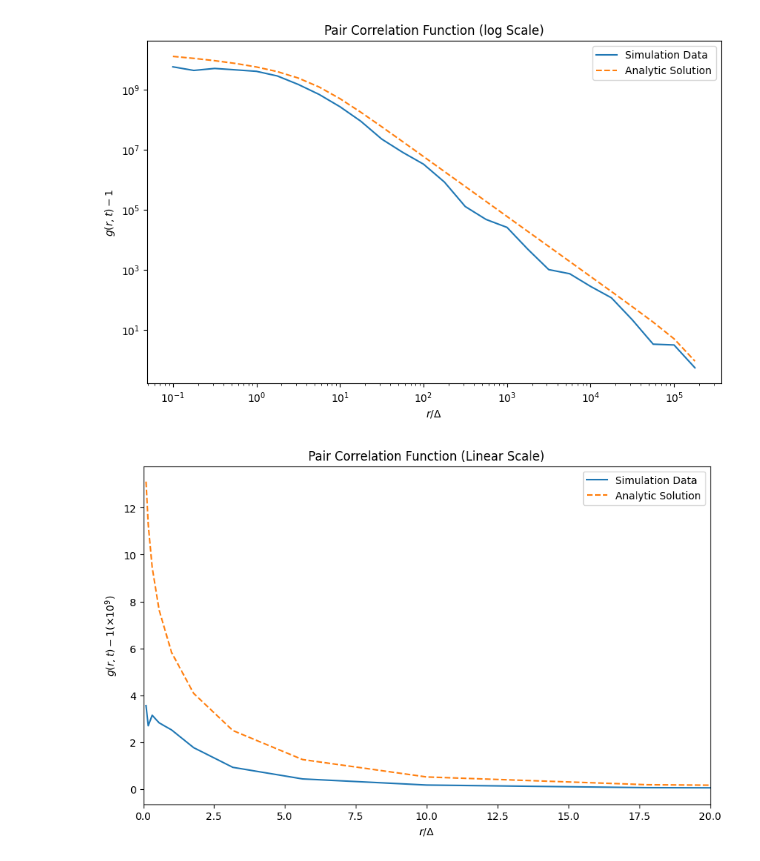
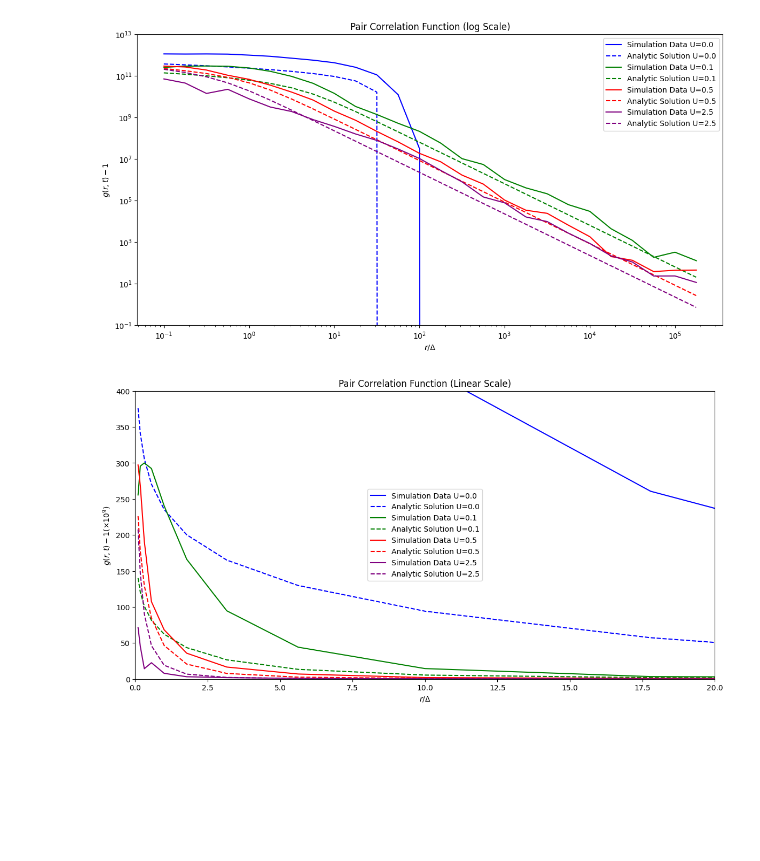
Before and after one commit to KatharinaBracher/Brownian-Bug-Model, a Jupyter notebook: histograms.ipynb, the cells around one changed output. Cells and saved outputs as stored; diff of their text form; code cells hidden in the pictures; blank space fills up the shorter version.

Commit message:
Worked on histograms

```diff
--- a/histograms.ipynb
+++ b/histograms.ipynb
@@ -6,11 +6,11 @@ from histograms import PairDens, run_simulation, g_theoretical
 #%load_ext autoreload
 #%autoreload 2
 # %%
-n = 5000 # Starting plankton population size.
+n = 2000 # Starting plankton population size.
 iters = 1000 # Time steps.
 L_max = np.sqrt(10) # Size of square domain.
 delta = 10**(-7)
-U_tot = 0.1 #Utot_list = [0.0, 0.1, 0.5,2.5]
+U_tot = 0.1 #Utot_list = [0.0, 0.1, 0.5, 2.5]
 
 plankton = run_simulation(n, iters, L_max, delta, U_tot, True)
 print(len(plankton))
@@ -26,9 +26,9 @@ r_list, pcf_dx_list, pcf_dp_list = PairDens(pow_min, pow_max, dp, L_max, plankto
 # We scale the radii to have r/delta
 radii = [i/delta for i in r_list]
 
-C_0 = n/1
+C_0 = len(plankton)/10
 gamma = 0.0264
-g_test = g_theoretical(gamma, radii, C_0) - 1
+g_test = g_theoretical(gamma, radii, C_0)
 # %%
 # Subtract 1 from pcf_dx_list for y-axis
 plot_pcf_dx_list = (np.array(pcf_dx_list) - 1)
@@ -60,27 +99,37 @@ plt.show()
 # %%
-# Subtract 1 from pcf_dx_list for y-axis
-plot_pcf_dx_list = (np.array(pcf_dx_list) - 1) / 10**7
-plot_pcf_dp_list = (np.array(pcf_dp_list) - 1) / 10**16
+colours = ['blue', 'green', 'red', 'purple']
 
-plt.figure(figsize=(10, 6))
-plt.loglog(radii, plot_pcf_dx_list, label='Simulation Data')
-plt.loglog(radii, g_test, '--', label='Analytic Solution')
-
+plt.figure(figsize=(14, 7))
+for i, (radii, pcf_dx, pcf_dp, exact_sol) in enumerate(results):
+    colour = colours[i % len(colours)]
+    radii = np.array(radii)
+    pcf_dx = np.array(pcf_dx)
+    exact_sol = np.array(exact_sol)
+    plt.loglog(radii, pcf_dx - 1, color=colour, label=f'Simulation Data U={Utot_list[i % len(colours)]}')
+    plt.loglog(radii, exact_sol, '--', color=colour, label=f'Analytic Solution U={Utot_list[i % len(colours)]}')
 plt.xlabel(r'$r / \Delta$')
 plt.ylabel(r'$g(r, t) - 1$')
+plt.ylim(10**(-1), 10**13)
 plt.title('Pair Correlation Function (log Scale)')
 plt.legend()
 plt.show()
 
-plt.figure(figsize=(10, 6))
-plt.plot(radii, plot_pcf_dp_list, label='Simulation Data')
-plt.plot(radii, g_test/10**9, '--', label='Analytic Solution')
+
+plt.figure(figsize=(14, 7))
+for i, (radii, pcf_dx, pcf_dp, exact_sol) in enumerate(results):
+    colour = colours[i % len(colours)]
+    radii = np.array(radii)
+    pcf_dx = (np.array(pcf_dx) - 1) / 10**9
+    exact_sol = np.array(exact_sol) / 10**9
+    plt.plot(radii, pcf_dx , color = colour, label=f'Simulation Data U={Utot_list[i % len(colours)]}')
+    plt.plot(radii, exact_sol, '--', color = colour, label=f'Analytic Solution U={Utot_list[i % len(colours)]}')
 plt.xlim(0, 20)
+plt.ylim(0, 400)
 plt.xlabel(r'$r / \Delta$')
 plt.ylabel(r'$g(r, t) - 1 (\times 10^{9})$')
 plt.title('Pair Correlation Function (Linear Scale)')
 plt.legend()
 plt.show()
 # %% [output]
-[figure, old version]
+[figure, new version]
-[figure, old version]
+[figure, new version]
```
Also changed, not shown: parts of 5 cells of this notebook, 1 other file.
